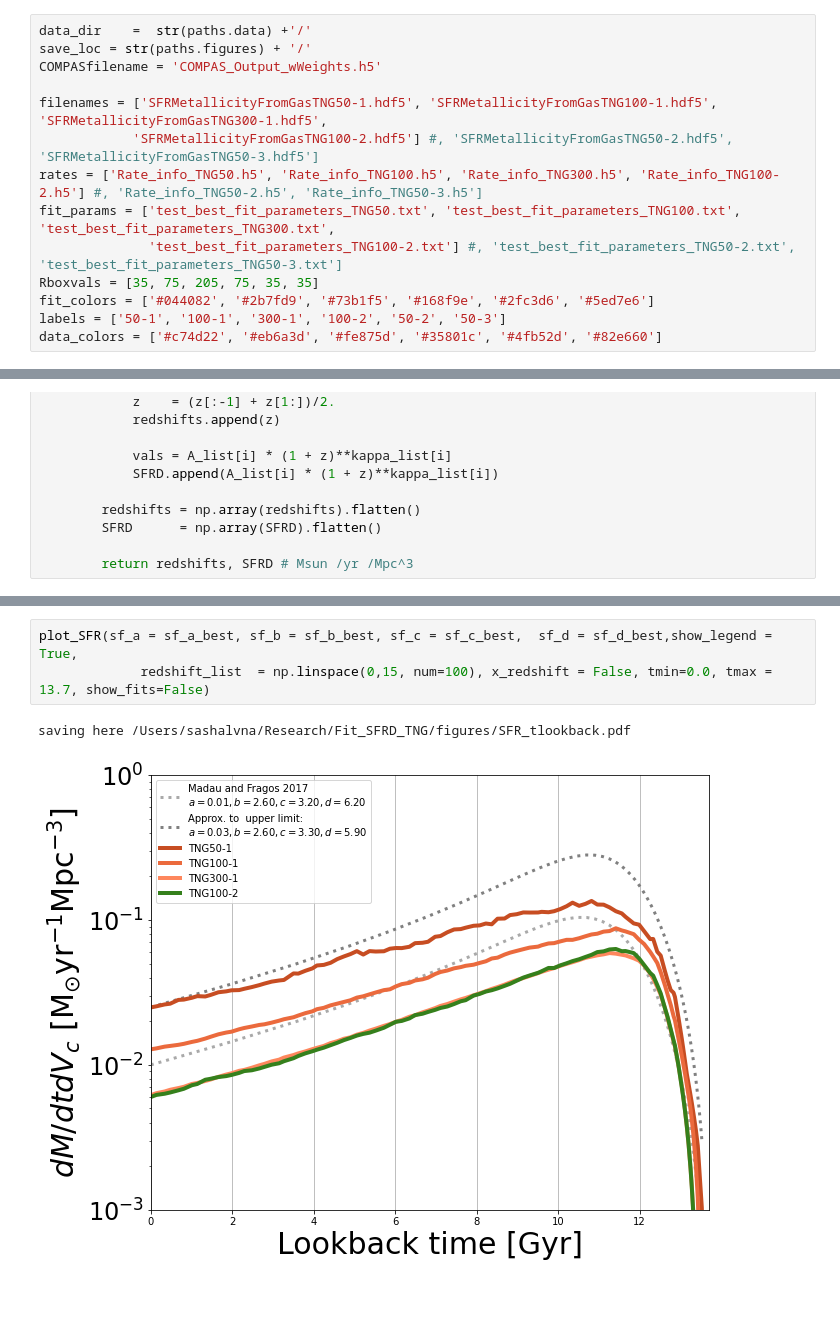
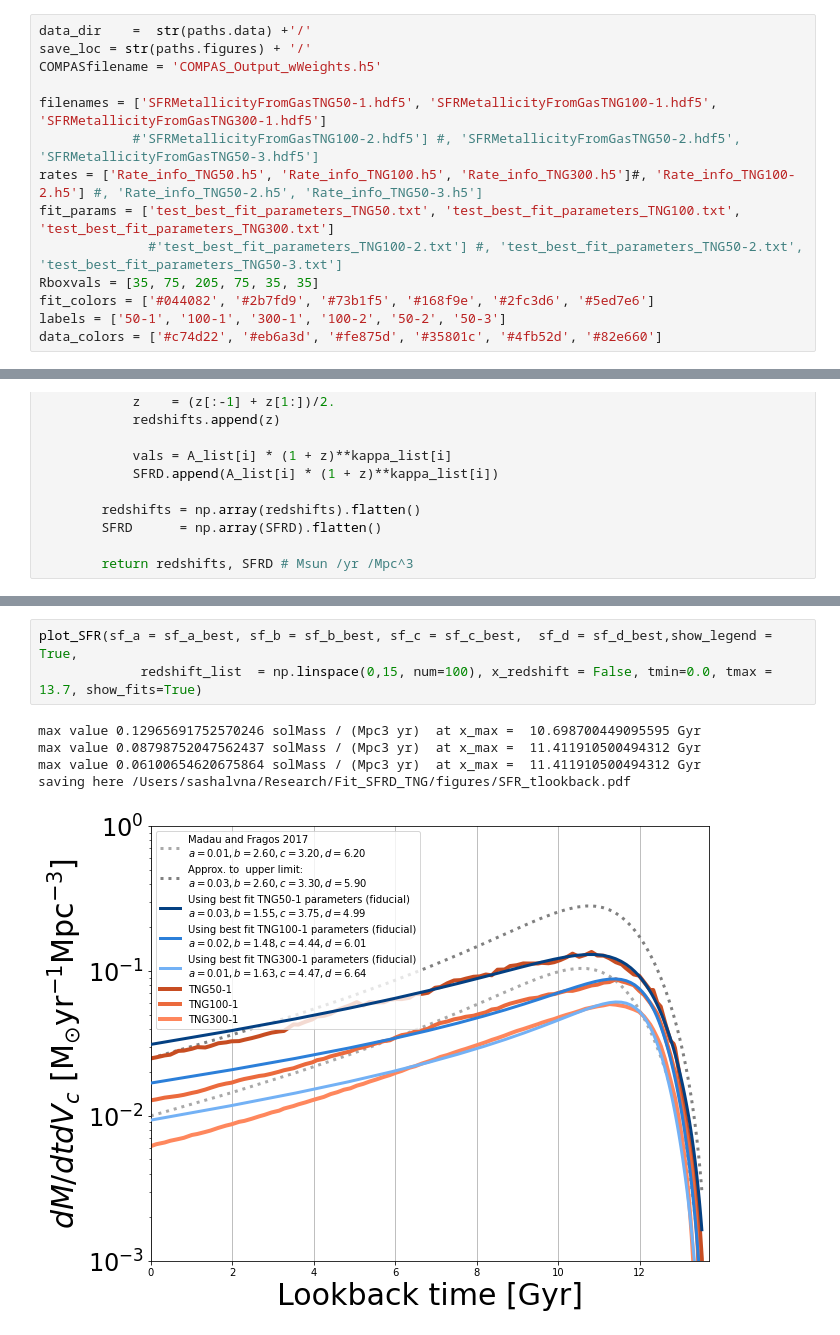
Before and after one commit to sashalvna/Fit_SFRD_TNG, a Jupyter notebook: TNG_fit_SFRD.ipynb, the cells around one changed output, grey strips where cells are left out. Drawn from its saved outputs; the diff is of its cells as text; blank space fills up the shorter version.

```diff
--- a/TNG_fit_SFRD.ipynb
+++ b/TNG_fit_SFRD.ipynb
@@ -35,11 +35,11 @@ data_dir    =  str(paths.data) +'/'
 save_loc = str(paths.figures) + '/'
 COMPASfilename = 'COMPAS_Output_wWeights.h5'
 
-filenames = ['SFRMetallicityFromGasTNG50-1.hdf5', 'SFRMetallicityFromGasTNG100-1.hdf5', 'SFRMetallicityFromGasTNG300-1.hdf5',
-            'SFRMetallicityFromGasTNG100-2.hdf5'] #, 'SFRMetallicityFromGasTNG50-2.hdf5', 'SFRMetallicityFromGasTNG50-3.hdf5']
-rates = ['Rate_info_TNG50.h5', 'Rate_info_TNG100.h5', 'Rate_info_TNG300.h5', 'Rate_info_TNG100-2.h5'] #, 'Rate_info_TNG50-2.h5', 'Rate_info_TNG50-3.h5']
-fit_params = ['test_best_fit_parameters_TNG50.txt', 'test_best_fit_parameters_TNG100.txt', 'test_best_fit_parameters_TNG300.txt',
-              'test_best_fit_parameters_TNG100-2.txt'] #, 'test_best_fit_parameters_TNG50-2.txt', 'test_best_fit_parameters_TNG50-3.txt']
+filenames = ['SFRMetallicityFromGasTNG50-1.hdf5', 'SFRMetallicityFromGasTNG100-1.hdf5', 'SFRMetallicityFromGasTNG300-1.hdf5']
+            #'SFRMetallicityFromGasTNG100-2.hdf5'] #, 'SFRMetallicityFromGasTNG50-2.hdf5', 'SFRMetallicityFromGasTNG50-3.hdf5']
+rates = ['Rate_info_TNG50.h5', 'Rate_info_TNG100.h5', 'Rate_info_TNG300.h5']#, 'Rate_info_TNG100-2.h5'] #, 'Rate_info_TNG50-2.h5', 'Rate_info_TNG50-3.h5']
+fit_params = ['test_best_fit_parameters_TNG50.txt', 'test_best_fit_parameters_TNG100.txt', 'test_best_fit_parameters_TNG300.txt']
+              #'test_best_fit_parameters_TNG100-2.txt'] #, 'test_best_fit_parameters_TNG50-2.txt', 'test_best_fit_parameters_TNG50-3.txt']
 Rboxvals = [35, 75, 205, 75, 35, 35]
 fit_colors = ['#044082', '#2b7fd9', '#73b1f5', '#168f9e', '#2fc3d6', '#5ed7e6']
 labels = ['50-1', '100-1', '300-1', '100-2', '50-2', '50-3']
@@ -251,9 +251,12 @@ def plot_SFR(sf_a = 0.017, sf_b = 1.481, sf_c = 4.452,  sf_d = 5.913, show_legen
         # plt.show()
 # %%
 plot_SFR(sf_a = sf_a_best, sf_b = sf_b_best, sf_c = sf_c_best,  sf_d = sf_d_best,show_legend = True,
-             redshift_list  = np.linspace(0,15, num=100), x_redshift = False, tmin=0.0, tmax = 13.7, show_fits=False)
+             redshift_list  = np.linspace(0,15, num=100), x_redshift = False, tmin=0.0, tmax = 13.7, show_fits=True)
 # %% [output]
+max value 0.12965691752570246 solMass / (Mpc3 yr)  at x_max =  10.698700449095595 Gyr
+max value 0.08798752047562437 solMass / (Mpc3 yr)  at x_max =  11.411910500494312 Gyr
+max value 0.06100654620675864 solMass / (Mpc3 yr)  at x_max =  11.411910500494312 Gyr
 saving here /Users/sashalvna/Research/Fit_SFRD_TNG/figures/SFR_tlookback.pdf
-[figure, old version]
+[figure, new version]
 # %%
 plot_SFR(sf_a = sf_a_best, sf_b = sf_b_best, sf_c = sf_c_best,  sf_d = sf_d_best,show_legend = True,
```
Also changed, not shown: parts of 8 cells of this notebook, 4 other files.
